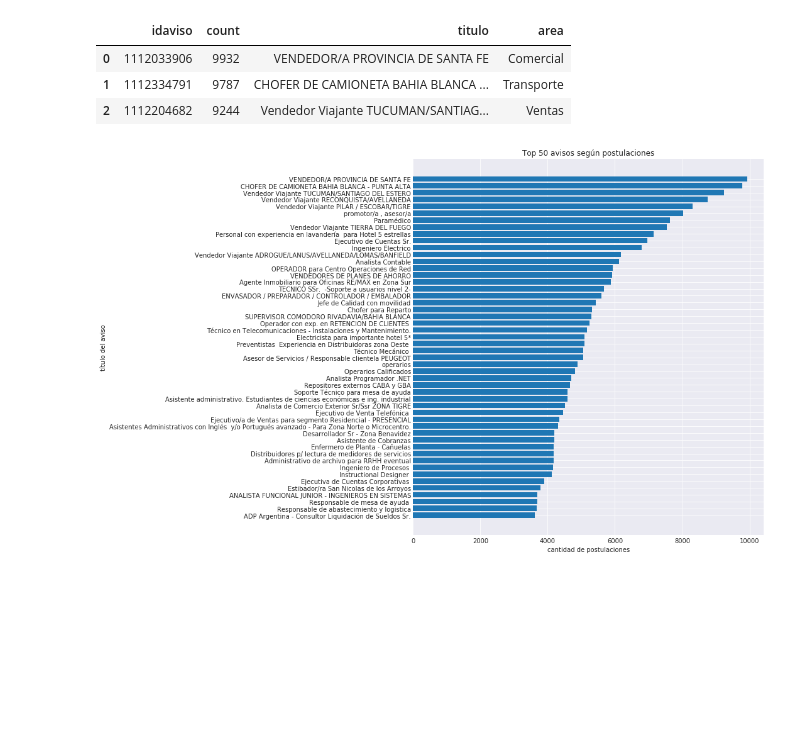
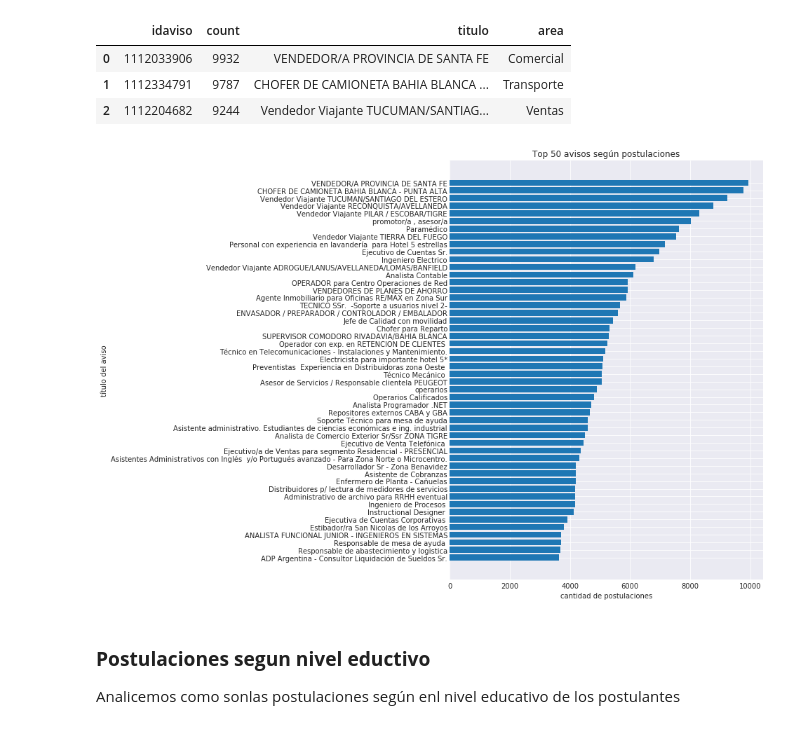
Before and after one commit to tbotalla/Datos1Q2018, a Jupyter notebook: parte1/Postulaciones.ipynb, the cells around one changed output. Cells and saved outputs as stored; diff of their text form; code cells hidden in the pictures; blank space fills up the shorter version.

```diff
--- a/parte1/Postulaciones.ipynb
+++ b/parte1/Postulaciones.ipynb
@@ -104,11 +104,14 @@ top_post.head(3)
 | 2 | 1112204682 | 9244 | Vendedor Viajante TUCUMAN/SANTIAG... | Ventas |
 # %%
 plot_data = top_post[['titulo','count']].head(50).iloc[::-1]
-plt.figure(figsize=(10,11))
+plt.figure(figsize=(8,11))
 plt.title('Top 50 avisos según postulaciones')
 plt.barh(plot_data['titulo'], plot_data['count'])
 plt.xlabel('cantidad de postulaciones')
 plt.ylabel('título del aviso')
 plt.show()
 # %% [output]
-[figure, old version]
+[figure, new version]
+# %% [markdown]
+### **Postulaciones segun nivel eductivo**
+Analicemos como sonlas postulaciones según enl nivel educativo de los postulantes
```
Also changed, not shown: parts of 3 cells of this notebook.
